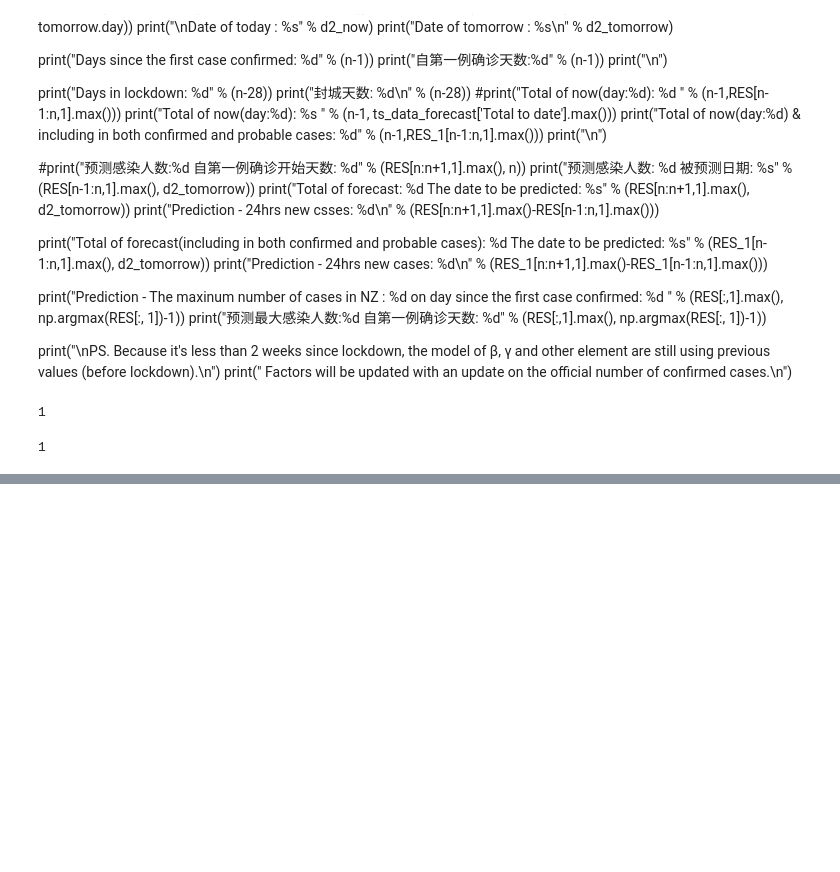
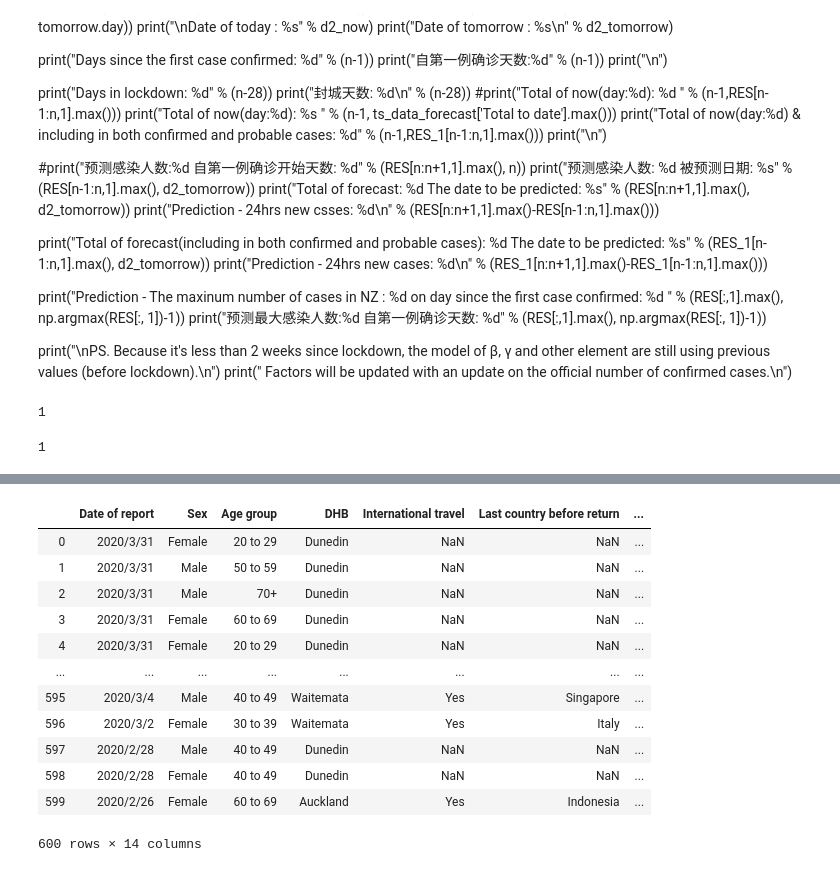
Before and after one commit to KindOPSTAR/COVID-19-NZ-DATA-ANALYSIS, a Jupyter notebook: COVID-19-DATA-NZ.ipynb, the cells around one changed output, grey strips where cells are left out. Drawn from its saved outputs; the diff is of its cells as text; code cells hidden in the pictures; blank space fills up the shorter version.

```diff
--- a/COVID-19-DATA-NZ.ipynb
+++ b/COVID-19-DATA-NZ.ipynb
@@ -603,0 +806,3 @@ check point 1
+# %%
+locator = Nominatim(user_agent="myGeocoder")
+location = locator.geocode("New Zealand")
@@ -603,0 +835,9 @@ check point 1
+# %%
+test_data_1 = test_data_1.replace('Southern', 'Dunedin')
+test_data_1 = test_data_1.replace('MidCentral', 'Palmerston North')
+test_data_1 = test_data_1.replace('Lakes', 'Taupo')
+test_data_1 = test_data_1.replace('Hutt Valley', 'Lower Hutt')
+test_data_1 = test_data_1.replace('Capital and Coast', 'Wellington')
+test_data_1 = test_data_1.replace('Canterbury', 'Christchurch')
+test_data_1 = test_data_1.replace('South Canterbury', 'Timaru')
+test_data_1.tail()
@@ -603,0 +868,12 @@ check point 1
+# %%
+
+from geopy.extra.rate_limiter import RateLimiter
+
+# 1 - conveneint function to delay between geocoding calls
+geocode = RateLimiter(locator.geocode, min_delay_seconds=0.001)
+# 2- - create location column
+test_data_1['location'] = test_data_1['DHB'].apply(geocode)
+# 3 - create longitude, laatitude and altitude from location column (returns tuple)
+test_data_1['point'] = test_data_1['location'].apply(lambda loc: tuple(loc.point) if loc else None)
+# 4 - split point column into latitude, longitude and altitude columns
+test_data_1[['latitude', 'longitude', 'altitude']] = pd.DataFrame(test_data_1['point'].tolist(), index=test_data_1.index)
@@ -603,0 +968,16 @@ check point 1
+# %%
+test_data_1
+# %% [output]
+|  | Date of report | Sex | Age group | DHB | International travel | Last country before return | ... |
+| 0 | 2020/3/31 | Female | 20 to 29 | Dunedin | NaN | NaN | ... |
+| 1 | 2020/3/31 | Male | 50 to 59 | Dunedin | NaN | NaN | ... |
+| 2 | 2020/3/31 | Male | 70+ | Dunedin | NaN | NaN | ... |
+| 3 | 2020/3/31 | Female | 60 to 69 | Dunedin | NaN | NaN | ... |
+| 4 | 2020/3/31 | Female | 20 to 29 | Dunedin | NaN | NaN | ... |
+| ... | ... | ... | ... | ... | ... | ... | ... |
+| 595 | 2020/3/4 | Male | 40 to 49 | Waitemata | Yes | Singapore | ... |
+| 596 | 2020/3/2 | Female | 30 to 39 | Waitemata | Yes | Italy | ... |
+| 597 | 2020/2/28 | Male | 40 to 49 | Dunedin | NaN | NaN | ... |
+| 598 | 2020/2/28 | Female | 40 to 49 | Dunedin | NaN | NaN | ... |
+| 599 | 2020/2/26 | Female | 60 to 69 | Auckland | Yes | Indonesia | ... |
+600 rows × 14 columns
```
Also changed, not shown: parts of 46 cells of this notebook.
